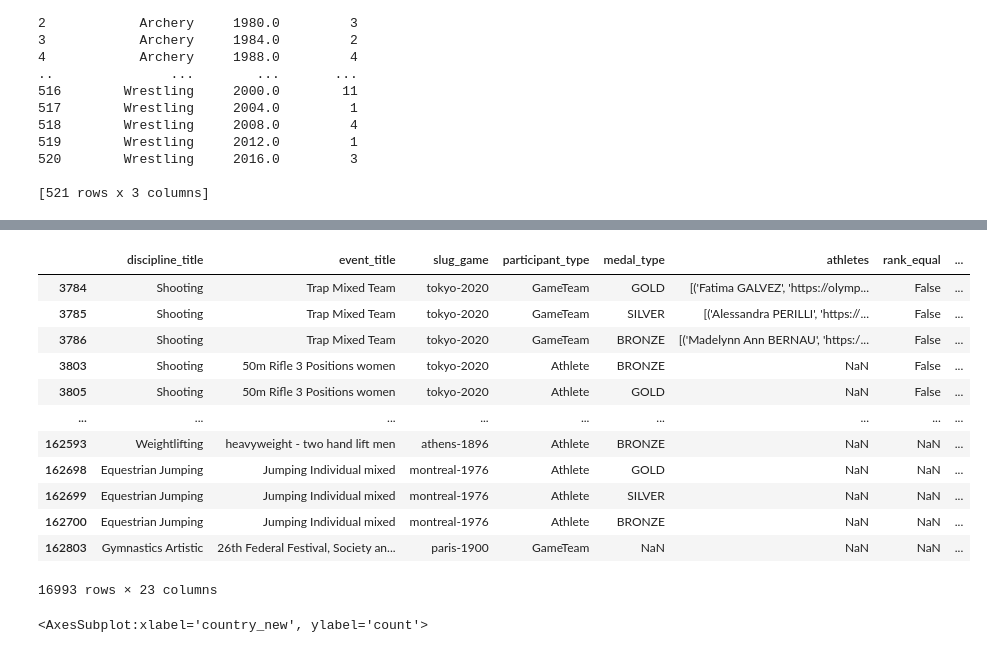
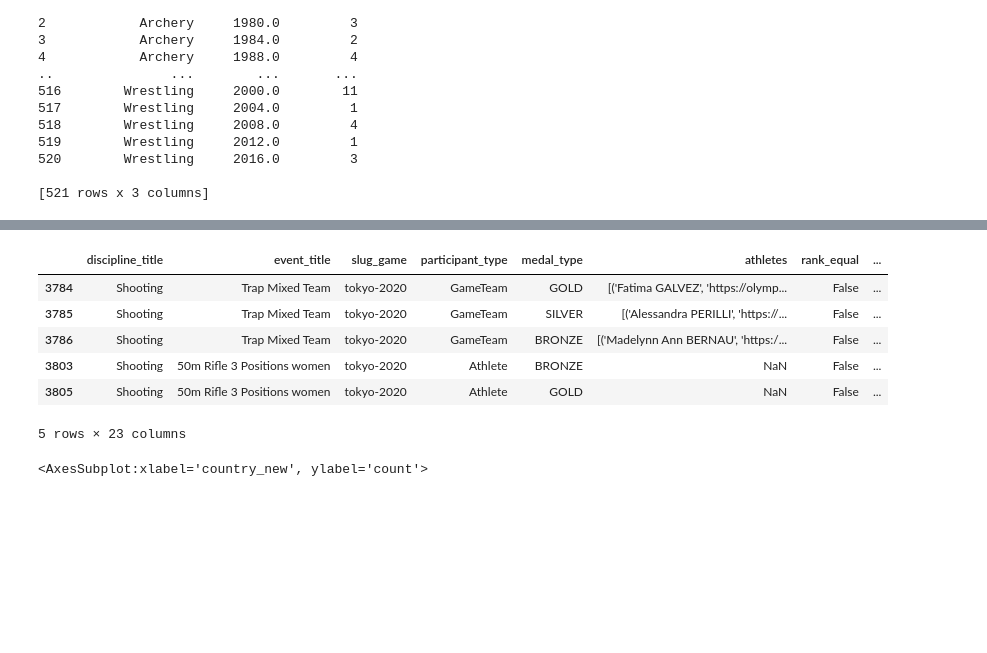
Before and after one commit to Mehdi-212/Brief-JO, a Jupyter notebook: Brief JO/brief_6_part_1/Brief JO.ipynb, the cells around one changed output, grey strips where cells are left out. Drawn from its saved outputs; the diff is of its cells as text; code cells hidden in the pictures; blank space fills up the shorter version.

```diff
--- a/Brief JO/brief_6_part_1/Brief JO.ipynb
+++ b/Brief JO/brief_6_part_1/Brief JO.ipynb
@@ -292,18 +256,0 @@ sns.lineplot(data=NaN, y="athletes", x="game_year")#rouge
-# %%
-'''import re
-import numpy as np
-re.findall('women', '10m Air Pistol men')
-
-sex_list = []
-for row in resultat_host.iterrows():
-    if len(re.findall('Women', row[1].event_title)) > 0 or len(re.findall('women', row[1].event_title)) > 0:
-        sex_list.append("Woman")
-
-    elif len(re.findall('men', row[1].event_title)) > 0 or len(re.findall('Men', row[1].event_title)) > 0:
-        sex_list.append("Man")
-
-    else:
-        sex_list.append("")
-
-resultat_host = resultat_host.assign(sexe = sex_list)
-resultat_host'''
@@ -441,35 +535,29 @@ resultat_host
 # %%
 rp =resultat_host.copy()
 #Codage des pays
 def tran_cat_to_num(rp):
     if rp['country_code'] == 'AU':
         return ("Australia")
     else:
         return ("Other")
 
 #crée la colonne et application de la fonction sur toute les lignes
 rp['country_new']=rp.apply(tran_cat_to_num,axis=1)
 rp = rp[rp["game_season"] == "Summer"]
 
 
 #Selection du podium
 liste=["1","2","3"]
 rank=rp.loc[rp['rank_position'].isin(liste)]
-rank
+rank.head()
 # %% [output]
 |  | discipline_title | event_title | slug_game | participant_type | medal_type | athletes | rank_equal | ... |
 | 3784 | Shooting | Trap Mixed Team | tokyo-2020 | GameTeam | GOLD | [('Fatima GALVEZ', 'https://olymp... | False | ... |
 | 3785 | Shooting | Trap Mixed Team | tokyo-2020 | GameTeam | SILVER | [('Alessandra PERILLI', 'https://... | False | ... |
 | 3786 | Shooting | Trap Mixed Team | tokyo-2020 | GameTeam | BRONZE | [('Madelynn Ann BERNAU', 'https:/... | False | ... |
 | 3803 | Shooting | 50m Rifle 3 Positions women | tokyo-2020 | Athlete | BRONZE | NaN | False | ... |
 | 3805 | Shooting | 50m Rifle 3 Positions women | tokyo-2020 | Athlete | GOLD | NaN | False | ... |
-| ... | ... | ... | ... | ... | ... | ... | ... | ... |
-| 162593 | Weightlifting | heavyweight - two hand lift men | athens-1896 | Athlete | BRONZE | NaN | NaN | ... |
-| 162698 | Equestrian Jumping | Jumping Individual mixed | montreal-1976 | Athlete | GOLD | NaN | NaN | ... |
-| 162699 | Equestrian Jumping | Jumping Individual mixed | montreal-1976 | Athlete | SILVER | NaN | NaN | ... |
-| 162700 | Equestrian Jumping | Jumping Individual mixed | montreal-1976 | Athlete | BRONZE | NaN | NaN | ... |
-| 162803 | Gymnastics Artistic | 26th Federal Festival, Society an... | paris-1900 | GameTeam | NaN | NaN | NaN | ... |
-16993 rows × 23 columns
+5 rows × 23 columns
 # %%
 #test Q8
 sns.countplot(data=rank, x="country_new", hue="game_year")
```
Also changed, not shown: parts of 45 cells of this notebook.
